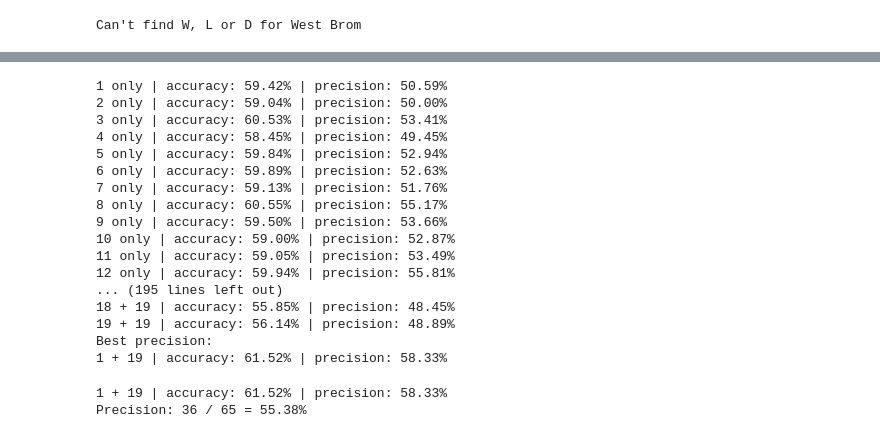
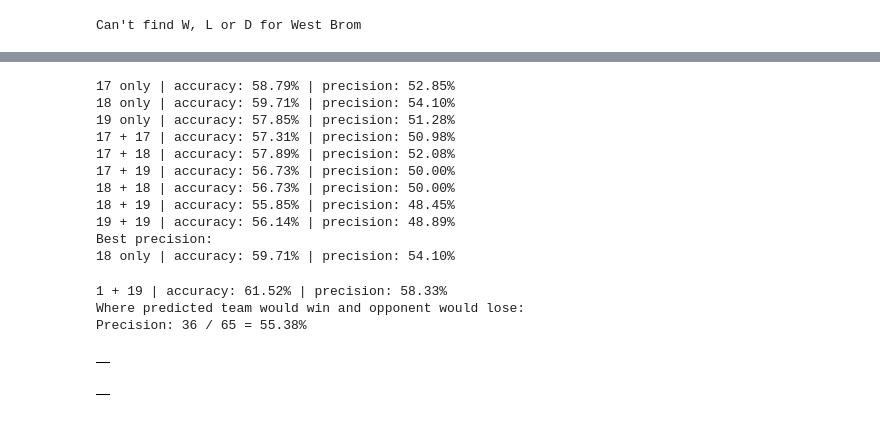
Before and after one commit to markiroberts/gogglecolab01, a Jupyter notebook: 03_pt02_Use_matches_csv.ipynb, the cells around one changed output, grey strips where cells are left out. Drawn from its saved outputs; the diff is of its cells as text; code cells hidden in the pictures.

```diff
--- a/03_pt02_Use_matches_csv.ipynb
+++ b/03_pt02_Use_matches_csv.ipynb
@@ -20,7 +20,7 @@ except:
   drive.mount('/content/drive')
 
 
-filename = "/content/drive/MyDrive/ColabData/matches.csv"
+filename = "/content/drive/MyDrive/ColabData/matches3.csv"
 
 match_df = pd.read_csv(filename, index_col=0)
 
@@ -195,12 +188,22 @@ Can't find W, L or D for West Brom
 # %%
 def make_predictions(data, predictors, description):
   rf = RandomForestClassifier(n_estimators=100, min_samples_split=10, random_state=42)
-  train = data[data["dateandtime"] < '2023-07-01']
-  test = data[data["dateandtime"] >= '2023-07-01']
+  train = data.query('dateandtime < "2023-07-01"')
+  test =  data.query('dateandtime > "2023-07-01"')
+  test =  test.query('dateandtime < "2024-01-01"')
+  fixtures = test.query('dateandtime >= "2024-01-01"')
+  #print(fixtures)
   rf.fit( train[predictors], train["target"])
   preds = rf.predict(test[predictors])
+
+  if not fixtures.empty:
+    fixturepreds = rf.predict(fixtures[predictors])
+  else:
+    fixturepreds = pd.DataFrame()
+
   combined = pd.DataFrame(dict(actual=test["target"], prediction=preds))
+
   accuracy  = accuracy_score(test["target"], preds)
   precision = precision_score(test["target"], preds)
   print( f"{description} | accuracy: {100*accuracy:.2f}% | precision: {100*precision:.2f}%" )
-  return combined, precision, accuracy
+  return combined, precision, accuracy, fixturepreds
@@ -211,20 +236,22 @@ allmatch_rolling = allmatch_team
 highestprecision = 0
 highestaccuracy = None
 highestprecisioncombo = None
-minrolling = 1
+minrolling = 17
 maxrolling = 20
 
 for rolling in range(minrolling,maxrolling):
   allmatch_rolling = allmatch_team.copy()
-  predictors = ["venue_code", "opp_code", "hour", "dayofweek"]
+  default_predictors = ["venue_code", "opp_code", "hour", "dayofweek"]
   cols = ["gf", "ga", "sh", "sot", "dist", "fk", "pk", "pkatt", "result"]
 
   newcols = rolling_average_columns(cols, rolling)
   allmatch_rolling = allmatch_team.groupby("team").apply(lambda x: rolling_averages(x, cols, newcols, rolling))
   allmatch_rolling = allmatch_rolling.droplevel('team')
 
+  predictors = default_predictors + newcols
+
   combo = f"{rolling} only"
-  combined, precision, accuracy = make_predictions(allmatch_rolling, predictors, combo)
+  combined, precision, accuracy, futurepreds = make_predictions(allmatch_rolling, predictors, combo)
   if precision > highestprecision:
     highestprecision = precision
     highestaccuracy = accuracy
@@ -246,7 +273,7 @@ for rolling in range(minrolling,maxrolling):
     allmatch_rolling = allmatch_rolling.droplevel('team')
 
     combo = f"{rolling} + {rolling2}"
-    combined, precision, accuracy = make_predictions(allmatch_rolling, predictors, combo)
+    combined, precision, accuracy, futurepreds = make_predictions(allmatch_rolling, predictors, combo)
     if precision > highestprecision:
       highestprecision = precision
       highestaccuracy = accuracy
@@ -255,55 +282,49 @@ for rolling in range(minrolling,maxrolling):
 print("Best precision:")
 print( f"{highestprecisioncombo} | accuracy: {100*highestaccuracy:.2f}% | precision: {100*highestprecision:.2f}%" )
 # %% [output]
-1 only | accuracy: 59.42% | precision: 50.59%
-2 only | accuracy: 59.04% | precision: 50.00%
-3 only | accuracy: 60.53% | precision: 53.41%
-4 only | accuracy: 58.45% | precision: 49.45%
-5 only | accuracy: 59.84% | precision: 52.94%
-6 only | accuracy: 59.89% | precision: 52.63%
-7 only | accuracy: 59.13% | precision: 51.76%
-8 only | accuracy: 60.55% | precision: 55.17%
-9 only | accuracy: 59.50% | precision: 53.66%
-10 only | accuracy: 59.00% | precision: 52.87%
-11 only | accuracy: 59.05% | precision: 53.49%
-12 only | accuracy: 59.94% | precision: 55.81%
-... (195 lines left out)
+17 only | accuracy: 58.79% | precision: 52.85%
+18 only | accuracy: 59.71% | precision: 54.10%
+19 only | accuracy: 57.85% | precision: 51.28%
+17 + 17 | accuracy: 57.31% | precision: 50.98%
+17 + 18 | accuracy: 57.89% | precision: 52.08%
+17 + 19 | accuracy: 56.73% | precision: 50.00%
+18 + 18 | accuracy: 56.73% | precision: 50.00%
 18 + 19 | accuracy: 55.85% | precision: 48.45%
 19 + 19 | accuracy: 56.14% | precision: 48.89%
 Best precision:
-1 + 19 | accuracy: 61.52% | precision: 58.33%
+18 only | accuracy: 59.71% | precision: 54.10%
 # %%
 allmatch_rolling = allmatch_team.copy()
 predictors = ["venue_code", "opp_code", "hour", "dayofweek"]
 cols = ["gf", "ga", "sh", "sot", "dist", "fk", "pk", "pkatt", "result"]
 rolling = 1
 rolling2 = 19
 newcols = rolling_average_columns(cols, rolling)
 allmatch_rolling = allmatch_rolling.groupby("team").apply(lambda x: rolling_averages(x, cols, newcols, rolling))
 allmatch_rolling = allmatch_rolling.droplevel('team')
 
 newcols = rolling_average_columns(cols, rolling2)
 allmatch_rolling = allmatch_rolling.groupby("team").apply(lambda x: rolling_averages(x, cols, newcols, rolling2))
 allmatch_rolling = allmatch_rolling.droplevel('team')
 combo = f"{rolling} + {rolling2}"
-combined, precision, accuracy = make_predictions(allmatch_rolling, predictors, combo)
+combined, precision, accuracy, futurepreds = make_predictions(allmatch_rolling, predictors, combo)
 combined = combined.merge(allmatch_rolling[["dateandtime","team","opponent","result"]], left_index=True, right_index=True)
 merged = combined.merge(combined, left_on=["dateandtime", "team"], right_on=["dateandtime", "opponent"])
 merged[(merged["prediction_x"] == 1) & (merged["prediction_y"] == 0)]["actual_x"].value_counts()
 predictedwincorrectly = merged[(merged["prediction_x"] == 1) & (merged["prediction_y"] == 0)]["actual_x"].value_counts()[1]
 totalpredictions = merged[(merged["prediction_x"] == 1) & (merged["prediction_y"] == 0)]["actual_x"].value_counts()[0] + predictedwincorrectly
 prec = 100.0 * predictedwincorrectly / totalpredictions
+print("Where predicted team would win and opponent would lose:")
 print(f"Precision: {predictedwincorrectly} / {totalpredictions} = {prec:.2f}%")
-#agreed = merged[(merged["prediction_x"] == 1) & (merged["prediction_y"] == 0)]
-#ello = agreed[agreed["team_x"] =="Arsenal"]
-#agreed.value_counts()
-#ello[["dateandtime","result"]].head()
-#allmatch_rolling["team"]
-#data[data["dateandtime"] < '2023-07-01']
-#5 + 7 | accuracy: 59.94% | precision: 55.81%
-#1    40
-#0    34
-#Name: actual_x, dtype: int64#
+#combined[["prediction","actual"]].value_counts()
+#merged[["prediction_x","prediction_y","actual_x"]].value_counts()
+futurepreds
 # %% [output]
 1 + 19 | accuracy: 61.52% | precision: 58.33%
+Where predicted team would win and opponent would lose:
 Precision: 36 / 65 = 55.38%
+|  |
+# %%
+futurepreds
+# %% [output]
+|  |
```
Also changed, not shown: parts of 3 cells of this notebook.
